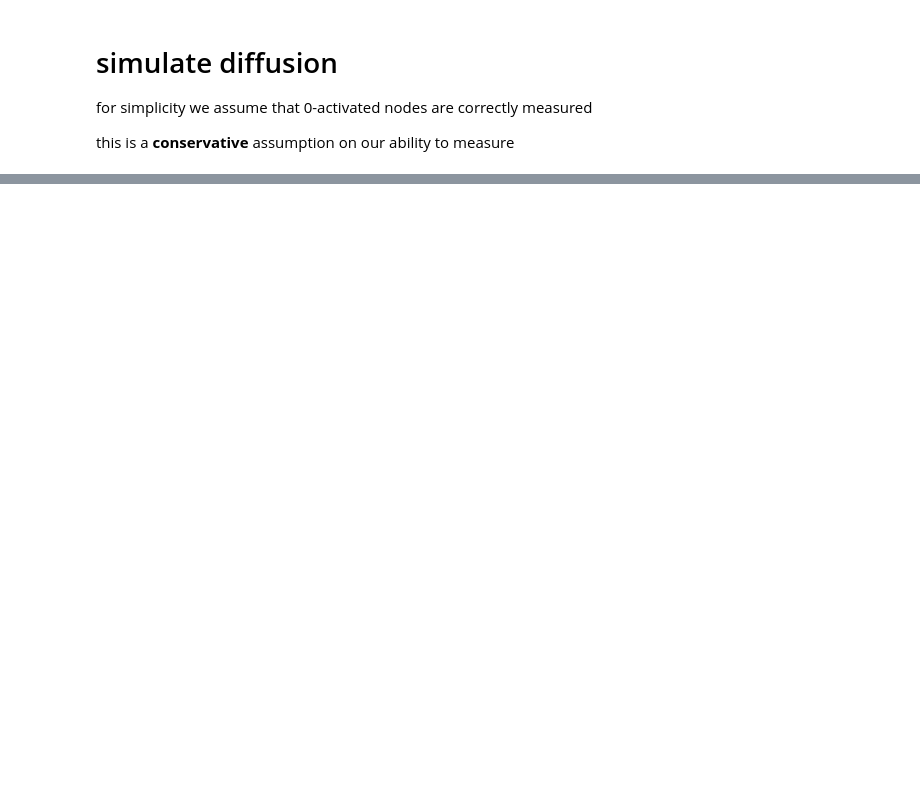
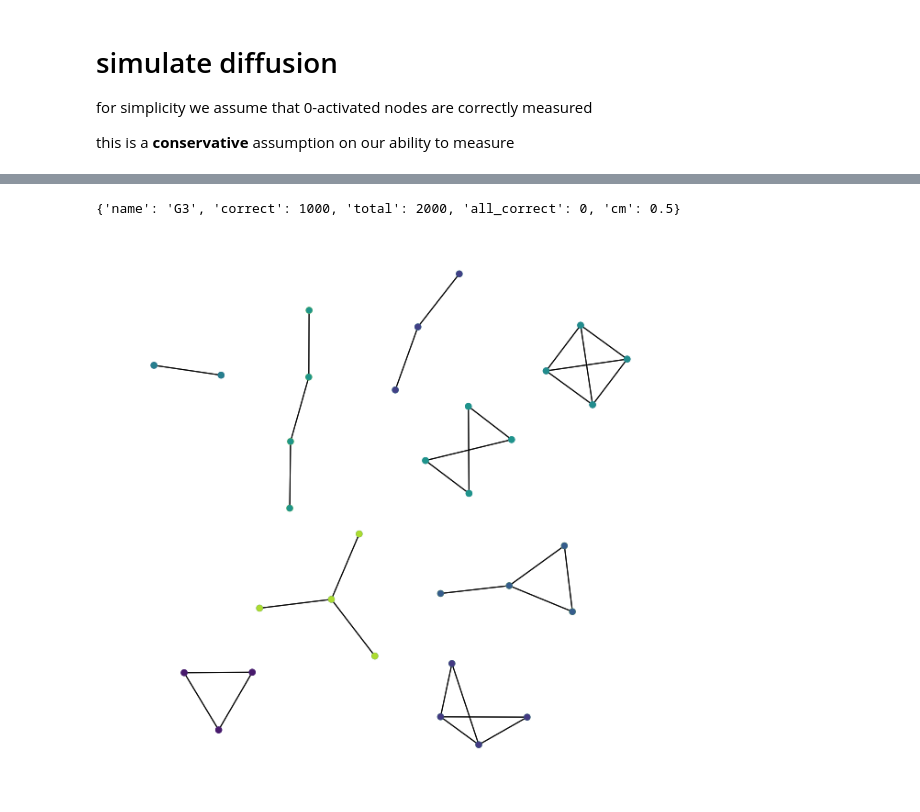
Before and after one commit to georgeberry/thresholds, a Jupyter notebook: simulation/python/small_graph_inventory.ipynb, the cells around one changed output, grey strips where cells are left out. Saved outputs shown, nothing was run; the diff lists cells and outputs as text; code cells hidden in the pictures; blank space fills up the shorter version.

```diff
--- a/simulation/python/small_graph_inventory.ipynb
+++ b/simulation/python/small_graph_inventory.ipynb
@@ -310,0 +362,33 @@ We have a set of graphs, which we can label with thresholds and update orderings
+# %%
+print(iso_graph_dict[0][0].graph)
+# %% [output]
+{'name': 'G3', 'correct': 1000, 'total': 2000, 'all_correct': 0, 'cm': 0.5}
+# %%
+def merge(graphs):
+    """ Return the atlas of all connected graphs of 6 nodes or less.
+        Attempt to check for isomorphisms and remove.
+    """
+    # remove isolated nodes, only connected graphs are left
+    U=nx.Graph() # graph for union of all graphs in atlas
+    for G in graphs:
+        U=nx.disjoint_union(U,G)
+    return U
+
+G = merge([iso_graph_dict[x][0] for x in range(len(iso_graph_dict))])
+
+plt.figure(1,figsize=(8,8))
+pos=graphviz_layout(G, prog="neato")
+C=nx.connected_component_subgraphs(G)
+for g in C:
+    c=[random.random()]*nx.number_of_nodes(g) # random color...
+    nx.draw(g,
+         pos,
+         node_size=40,
+         node_color=c,
+         vmin=0.0,
+         vmax=1.0,
+         with_labels=False
+         )
+plt.show()
+# %% [output]
+[figure, added]
```
Also changed, not shown: parts of 31 cells of this notebook, 6 other files.
